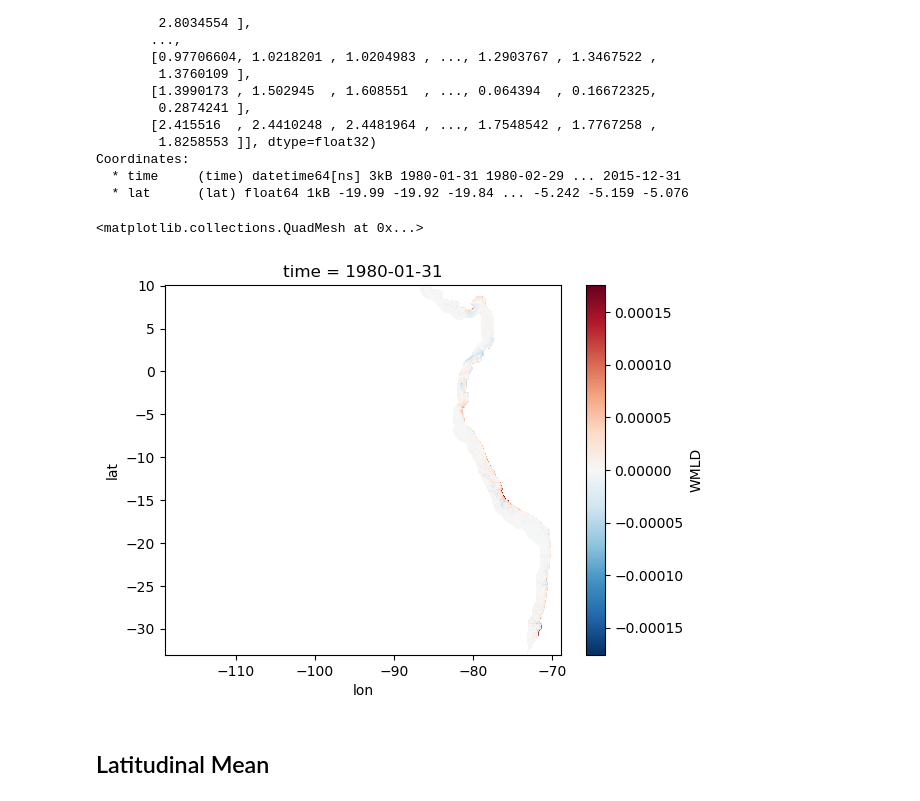
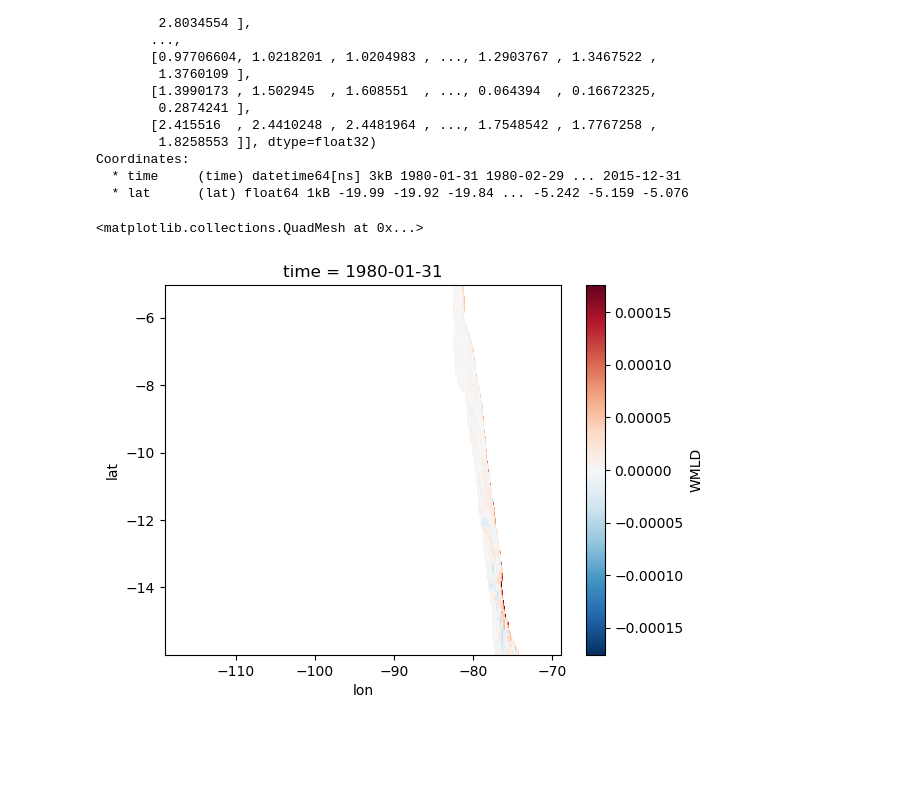
Before and after one commit to danliba/Upwelling_paper, a Jupyter notebook: UI_latitudinal.ipynb, the cells around one changed output. Saved outputs shown, nothing was run; the diff lists cells and outputs as text; code cells hidden in the pictures; blank space fills up the shorter version.

```diff
--- a/UI_latitudinal.ipynb
+++ b/UI_latitudinal.ipynb
@@ -217,8 +217,8 @@ UI_ds = xr.Dataset(
         'AV': (("time", "lat","lon"), AV_data['W_analytical'].transpose(2, 1, 0)),
         'CUpwelling':(('time','lat','lon'),Coastal_up['WcMean'].transpose(2, 1, 0)),
         'HUI': (("time", "lat","lon"), HUI_data['HUI'].transpose(2, 1, 0)),
-        'CUTI': (("time", "lat","lon"), CUTI_data['CUTI'].transpose(2, 1, 0)),
-        'BEUTI': (("time", "lat","lon"), BEUTI_data['BEUTI'].transpose(2, 1, 0)),
+        'CUTI': (("time", "lat","lon"), CUTI_data['CUTI'].transpose(2, 1, 0) *-1),
+        'BEUTI': (("time", "lat","lon"), BEUTI_data['BEUTI'].transpose(2, 1, 0) *-1),
         'BUI': (("time", "lat","lon"), BUI_data['BUI'].transpose(2, 1, 0)),
     },
     coords = {
@@ -235,7 +235,7 @@ UI_ds['WMLD'] = UI_ds.WMLD*mask_nan
 UI_ds['BUI'] = UI_ds.BUI*mask_nan
 # %%
 UI_ds = UI_ds * inshore_mask
-UI_ds.isel(time=0).WMLD.plot()
+UI_ds.isel(time=0).sel(lat=slice(-16,-5)).WMLD.plot()
 # %% [output]
 <matplotlib.collections.QuadMesh at 0x...>
-[figure, old version]
+[figure, new version]
@@ -248,2 +241,0 @@ UI_ds.mean(dim='lon',skipna=True).sel(lat=slice(-20,0))
-# %% [markdown]
-## Latitudinal Mean
```
Also changed, not shown: parts of 9 cells of this notebook, 1 other file.
